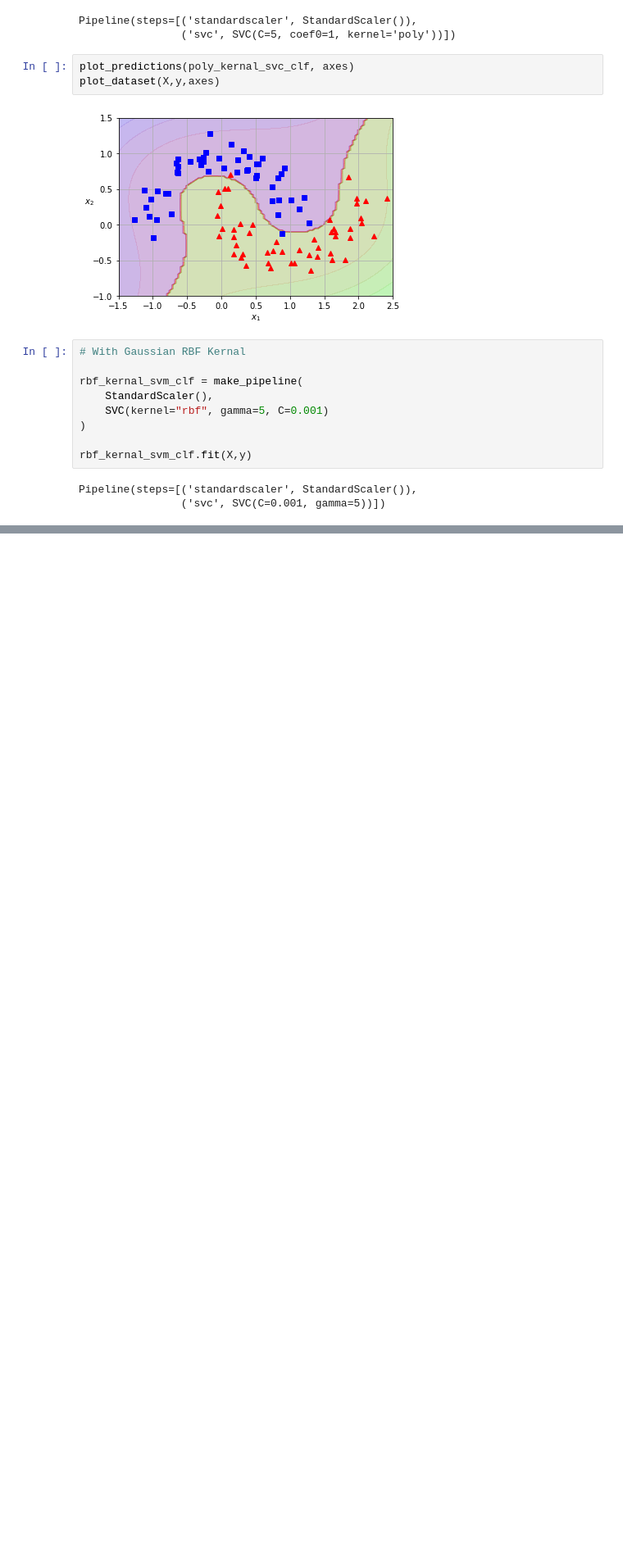
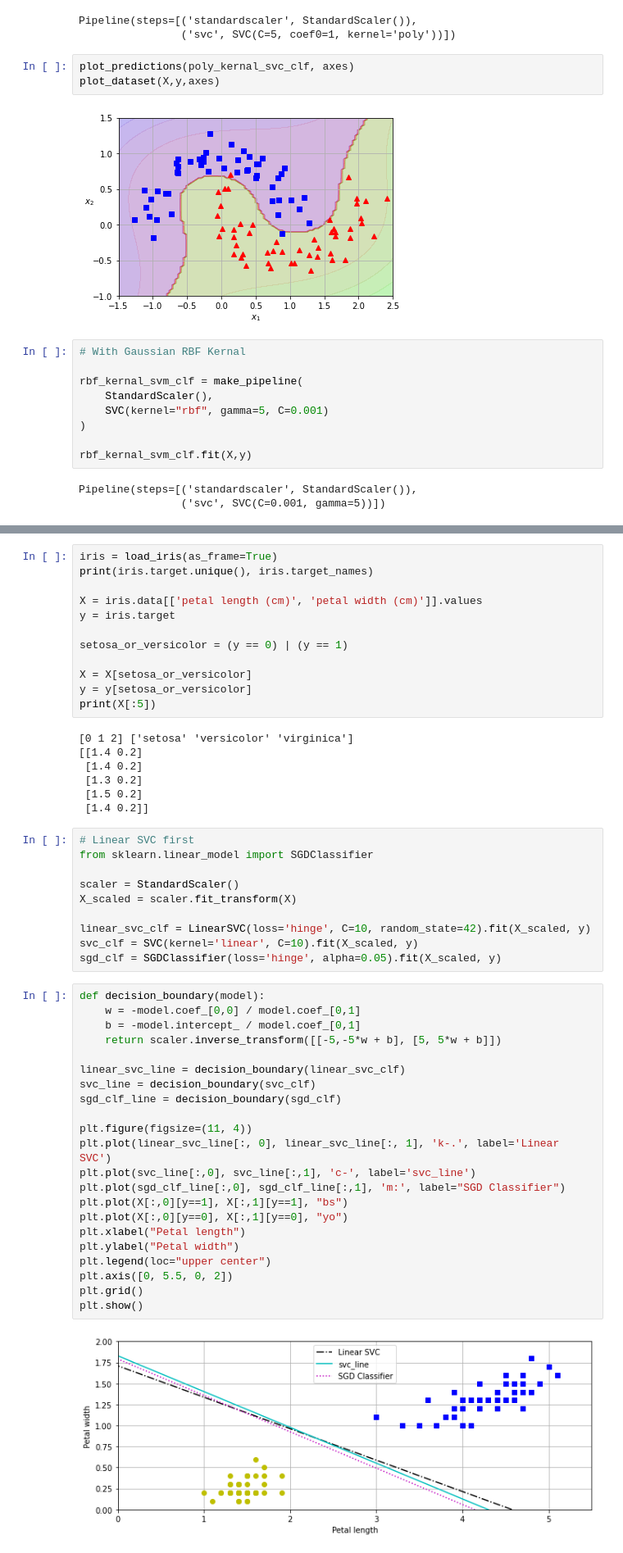
Before and after one commit to tcarr032/Support-Vector-Machine, a Jupyter notebook: SVM.ipynb, the cells around one changed output, grey strips where cells are left out. Shown: that part at 82% size. Cells and saved outputs as stored; diff of their text form; blank space fills up the shorter version.

```diff
--- a/SVM.ipynb
+++ b/SVM.ipynb
@@ -102,0 +103,53 @@ plot_predictions(rbf_kernal_svm_clf, axes)
+# %%
+iris = load_iris(as_frame=True)
+print(iris.target.unique(), iris.target_names)
+
+X = iris.data[['petal length (cm)', 'petal width (cm)']].values
+y = iris.target
+
+setosa_or_versicolor = (y == 0) | (y == 1)
+
+X = X[setosa_or_versicolor]
+y = y[setosa_or_versicolor]
+print(X[:5])
+# %% [output]
+[0 1 2] ['setosa' 'versicolor' 'virginica']
+[[1.4 0.2]
+ [1.4 0.2]
+ [1.3 0.2]
+ [1.5 0.2]
+ [1.4 0.2]]
+# %%
+# Linear SVC first
+from sklearn.linear_model import SGDClassifier
+
+scaler = StandardScaler()
+X_scaled = scaler.fit_transform(X)
+
+linear_svc_clf = LinearSVC(loss='hinge', C=10, random_state=42).fit(X_scaled, y)
+svc_clf = SVC(kernel='linear', C=10).fit(X_scaled, y)
+sgd_clf = SGDClassifier(loss='hinge', alpha=0.05).fit(X_scaled, y)
+# %%
+def decision_boundary(model):
+    w = -model.coef_[0,0] / model.coef_[0,1]
+    b = -model.intercept_ / model.coef_[0,1]
+    return scaler.inverse_transform([[-5,-5*w + b], [5, 5*w + b]])
+
+linear_svc_line = decision_boundary(linear_svc_clf)
+svc_line = decision_boundary(svc_clf)
+sgd_clf_line = decision_boundary(sgd_clf)
+
+plt.figure(figsize=(11, 4))
+plt.plot(linear_svc_line[:, 0], linear_svc_line[:, 1], 'k-.', label='Linear SVC')
+plt.plot(svc_line[:,0], svc_line[:,1], 'c-', label='svc_line')
+plt.plot(sgd_clf_line[:,0], sgd_clf_line[:,1], 'm:', label="SGD Classifier")
+plt.plot(X[:,0][y==1], X[:,1][y==1], "bs")
+plt.plot(X[:,0][y==0], X[:,1][y==0], "yo")
+plt.xlabel("Petal length")
+plt.ylabel("Petal width")
+plt.legend(loc="upper center")
+plt.axis([0, 5.5, 0, 2])
+plt.grid()
+plt.show()
+# %% [output]
+[figure, added]
```
Also changed, not shown: parts of 1 cell of this notebook.
